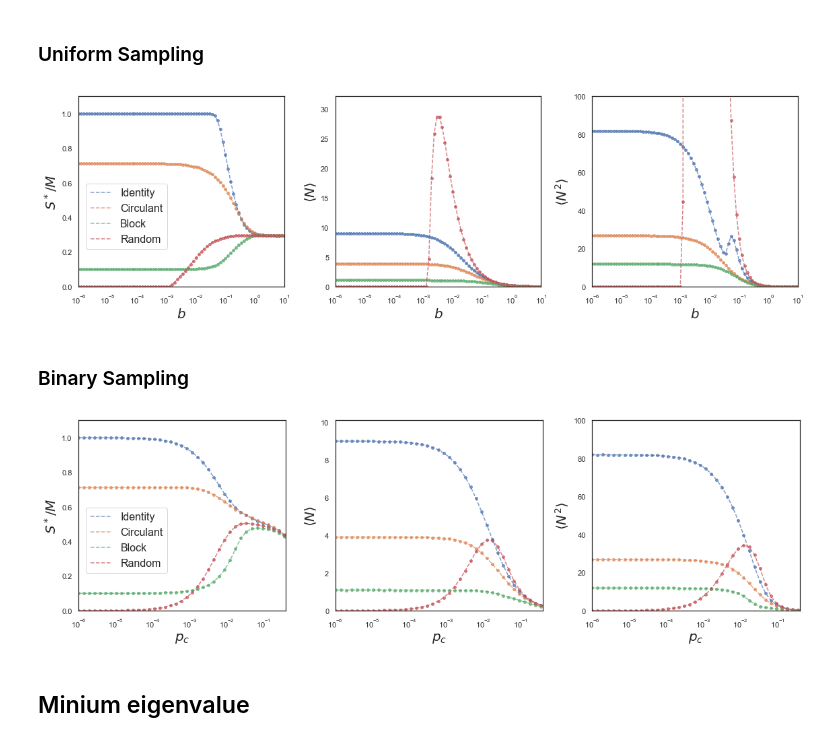
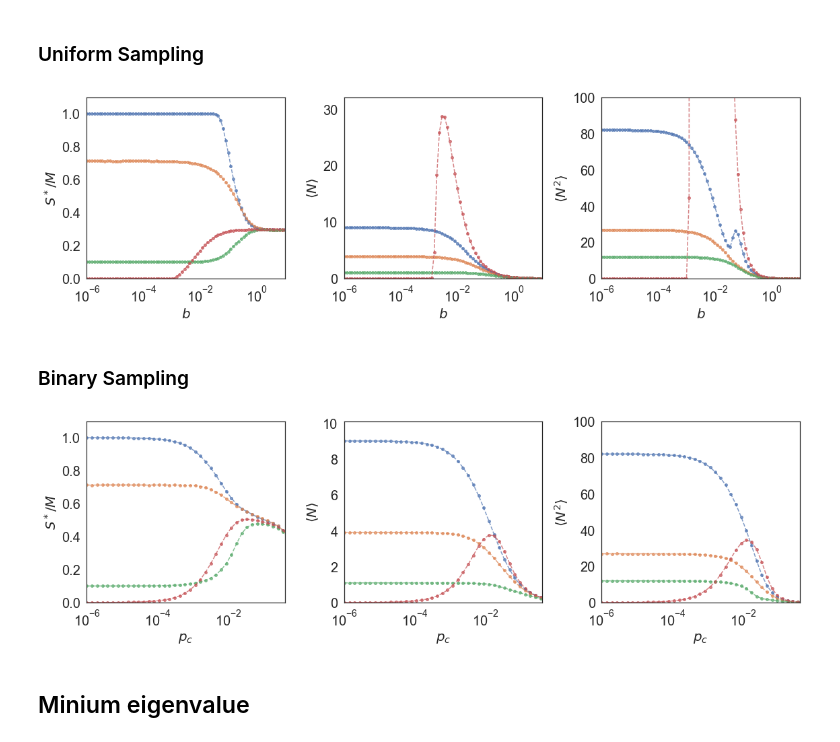
Before and after one commit to Emergent-Behaviors-in-Biology/typical-random-ecosystems, a Jupyter notebook: Plot_paper.ipynb, the cells around one changed output. Saved outputs shown, nothing was run; the diff lists cells and outputs as text; code cells hidden in the pictures.

```diff
--- a/Plot_paper.ipynb
+++ b/Plot_paper.ipynb
@@ -215,6 +223,8 @@ for i in range(3):
     ax.set_xlim([10**(-6), 10**(3)])
     ax.set_xlabel(r'$\sigma_c$',fontsize=20)
     ax.set_xscale('log')
+    ax.xaxis.set_tick_params(labelsize=20)
+    ax.yaxis.set_tick_params(labelsize=20)
     for j in range(4):
         data=Data[j]
         data =data[data['mu'] == 0.0]
@@ -224,7 +234,7 @@ for i in range(3):
             ax.set_ylim([0, 1.1])
             ax.set_ylabel(r'$S^*/M$',fontsize=20)
             #ax.set_title(r'Self-renewing dynamics',fontsize=15)
-            ax.legend(loc='lower left',bbox_to_anchor=(0.01, 0.23, 0.6, 0.6),prop={'size':16})
+            ax.legend(loc='lower left',bbox_to_anchor=(0.01, 0.13, 0.6, 0.6),prop={'size':20})
         if i==1:
             ax.plot(data['epsilon'],data['mean_N'],linestyle='dashed', alpha=0.7, label=Legend[j])
             ax.scatter(data['epsilon'], data['mean_N'], alpha=0.7, label='_nolegend_', s=15)
@@ -275,6 +285,8 @@ ax.plot(T, -Nu,color=tableau20[c],label='Cavity', linewidth=3,linestyle='dashed'
 ax.scatter(Data['epsilon'], -Data['nu_threshold'],s=18,color=tableau20[c+1],alpha=0.7,label='Simulation')
 ax.axvline(x=1.0, linewidth=2, color='k', linestyle='dashed')
 ax.set_xscale('log')
+ax.xaxis.set_tick_params(labelsize=15)
+ax.yaxis.set_tick_params(labelsize=15)
 ax.set_ylim([-0.1,9])
 ax.set_xlim([10**(-6), 10**(3)])
 ax.set_xlabel(r'$\sigma_c$',fontsize=30)
@@ -295,6 +307,8 @@ ax.set_ylabel(r'$\chi$',fontsize=30)
 ax.set_xscale('log')
 ax.set_xlim([10**(-6), 10**(3)])
 ax.set_ylim([0,0.15])
+ax.xaxis.set_tick_params(labelsize=15)
+ax.yaxis.set_tick_params(labelsize=15)
 ax.set_xlabel(r'$\sigma_c$',fontsize=30)
 ax.legend(loc='upper left',fontsize=20)
 fig_name='linear_response2.pdf'
@@ -320,6 +334,8 @@ for i in range(3):
     ax.set_xlim([10**(-6), 10**(3)])
     ax.set_xlabel(r'$\sigma_c$',fontsize=20)
     ax.set_xscale('log')
+    ax.xaxis.set_tick_params(labelsize=20)
+    ax.yaxis.set_tick_params(labelsize=20)
     for j in range(4):
         data=Data[j]
         data =data[data['mu'] == 1.0]
@@ -329,7 +345,7 @@ for i in range(3):
             ax.set_ylim([0, 1.1])
             ax.set_ylabel(r'$S^*/M$',fontsize=20)
             #ax.set_title(r'Self-renewing dynamics',fontsize=15)
-            ax.legend(loc='lower left',bbox_to_anchor=(0.01, 0.49, 0.6, 0.6),prop={'size':16})
+            #ax.legend(loc='lower left',bbox_to_anchor=(0.01, 0.49, 0.6, 0.6),prop={'size':16})
         if i==1:
             ax.plot(data['epsilon'],data['mean_N'],linestyle='dashed', alpha=0.7, label=Legend[j])
             ax.scatter(data['epsilon'], data['mean_N'], alpha=0.7, label='_nolegend_', s=15)
@@ -366,6 +382,8 @@ for i in range(3):
     ax.set_xlim([10**(-6), 10**(3)])
     ax.set_xlabel(r'$\sigma_c$',fontsize=20)
     ax.set_xscale('log')
+    ax.xaxis.set_tick_params(labelsize=20)
+    ax.yaxis.set_tick_params(labelsize=20)
     for j in range(4):
         data=Data[j]
         data =data[data['mu'] == 1.0]
@@ -376,7 +394,7 @@ for i in range(3):
             ax.set_ylim([0, 1.1])
             ax.set_ylabel(r'$S^*/M$',fontsize=20)
             #ax.set_title(r'Self-renewing dynamics',fontsize=15)
-            ax.legend(loc='lower left',bbox_to_anchor=(0.01, 0.35, 0.6, 0.6),prop={'size':16})
+            #ax.legend(loc='lower left',bbox_to_anchor=(0.01, 0.35, 0.6, 0.6),prop={'size':16})
         if i==1:
             ax.plot(data['epsilon'],data['mean_N'],linestyle='dashed', alpha=0.7, label=Legend[j])
             ax.scatter(data['epsilon'], data['mean_N'], alpha=0.7, label='_nolegend_', s=15)
@@ -459,35 +477,37 @@ for i in range(3):
     ax.set_xlim([10**(-6), 10**1])
     ax.set_xlabel(r'$b$',fontsize=20)
     ax.set_xscale('log')
+    ax.xaxis.set_tick_params(labelsize=20)
+    ax.yaxis.set_tick_params(labelsize=20)
     for j in range(4):
         data =Data[j]
         if i==0:
             ax.plot(data['epsilon'],data['phi_N'],linestyle='dashed', alpha=0.7, label=Legend[j])
             ax.scatter(data['epsilon'], data['Survive']/100, alpha=0.7, label='_nolegend_', s=15)
             ax.set_ylim([0.0, 1.1])
             ax.set_ylabel(r'$S^*/M$',fontsize=20)
             #ax.set_title(r'Self-renewing dynamics',fontsize=15)
-            ax.legend(loc='lower left',bbox_to_anchor=(0.01, 0.17, 0.6, 0.6),prop={'size':16})
+            #ax.legend(loc='lower left',bbox_to_anchor=(0.01, 0.17, 0.6, 0.6),prop={'size':16})
         if i==1:
             ax.plot(data['epsilon'],data['mean_N'],linestyle='dashed', alpha=0.7, label=Legend[j])
             ax.scatter(data['epsilon'], data['mean_N'], alpha=0.7, label='_nolegend_', s=15)
             ax.set_ylim([0, 32.1])
             ax.set_ylabel(r'$\left<N\right>$',fontsize=20)
             #ax.set_title(r'Self-renewing dynamics',fontsize=15)
             #ax.legend(loc='lower left',bbox_to_anchor=(0.01, 0.17, 0.6, 0.6))
         if i==2:
             ax.plot(data['epsilon'],data['q_N'],linestyle='dashed', alpha=0.7, label=Legend[j])
             ax.scatter(data['epsilon'], data['q_N'], alpha=0.7, label='_nolegend_', s=15)
             ax.set_ylim([0, 100.1])
             ax.set_ylabel(r'$\left<N^2\right>$',fontsize=20)
             #ax.set_title(r'Self-renewing dynamics',fontsize=15)
             #ax.legend(loc='lower left',bbox_to_anchor=(0.01, 0.17, 0.6, 0.6))
 fig.set_size_inches(16, 5)
 fig.tight_layout()
 fig_name='community_properties_uniform.pdf'
 fig.savefig(fig_name, dpi=300, transparent=True)
 # %% [output]
-[figure, old version]
+[figure, new version]
 # %% [markdown]
 ### Binary Sampling
 # %%
@@ -504,6 +524,8 @@ for i in range(3):
     ax.set_xlim([10**(-6), 0.4])
     ax.set_xlabel(r'$p_c$',fontsize=20)
     ax.set_xscale('log')
+    ax.xaxis.set_tick_params(labelsize=20)
+    ax.yaxis.set_tick_params(labelsize=20)
     for j in range(4):
         data =Data[j]
         if i==0:
@@ -512,7 +534,7 @@ for i in range(3):
             ax.set_ylim([0.0, 1.1])
             ax.set_ylabel(r'$S^*/M$',fontsize=20)
             #ax.set_title(r'Self-renewing dynamics',fontsize=15)
-            ax.legend(loc='lower left',bbox_to_anchor=(0.01, 0.17, 0.6, 0.6),prop={'size':16})
+            #ax.legend(loc='lower left',bbox_to_anchor=(0.01, 0.17, 0.6, 0.6),prop={'size':16})
         if i==1:
             ax.plot(data['epsilon'],data['mean_N'],linestyle='dashed', alpha=0.7, label=Legend[j])
             ax.scatter(data['epsilon'], data['mean_N'], alpha=0.7, label='_nolegend_', s=15)
@@ -532,7 +554,7 @@ fig.tight_layout()
 fig_name='community_properties_binary.pdf'
 fig.savefig(fig_name, dpi=300, transparent=True)
 # %% [output]
-[figure, old version]
+[figure, new version]
 # %% [markdown]
 ## Minium eigenvalue
 # %% [markdown]
```
Also changed, not shown: parts of 6 cells of this notebook, 1 other file.
